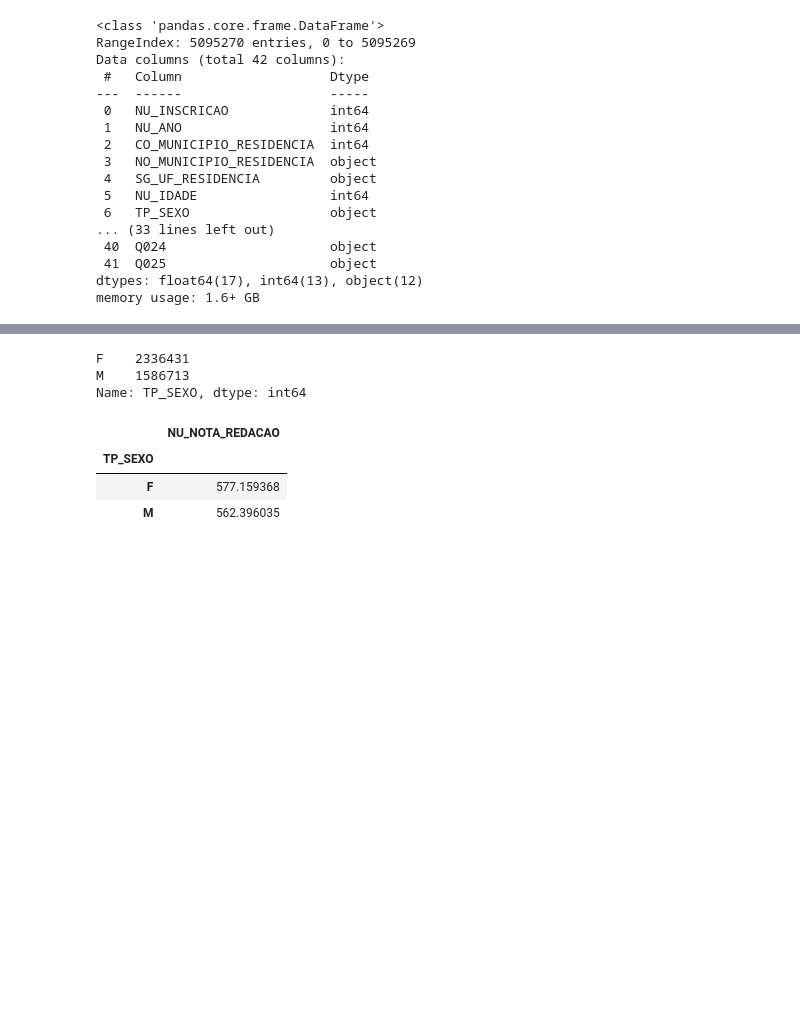
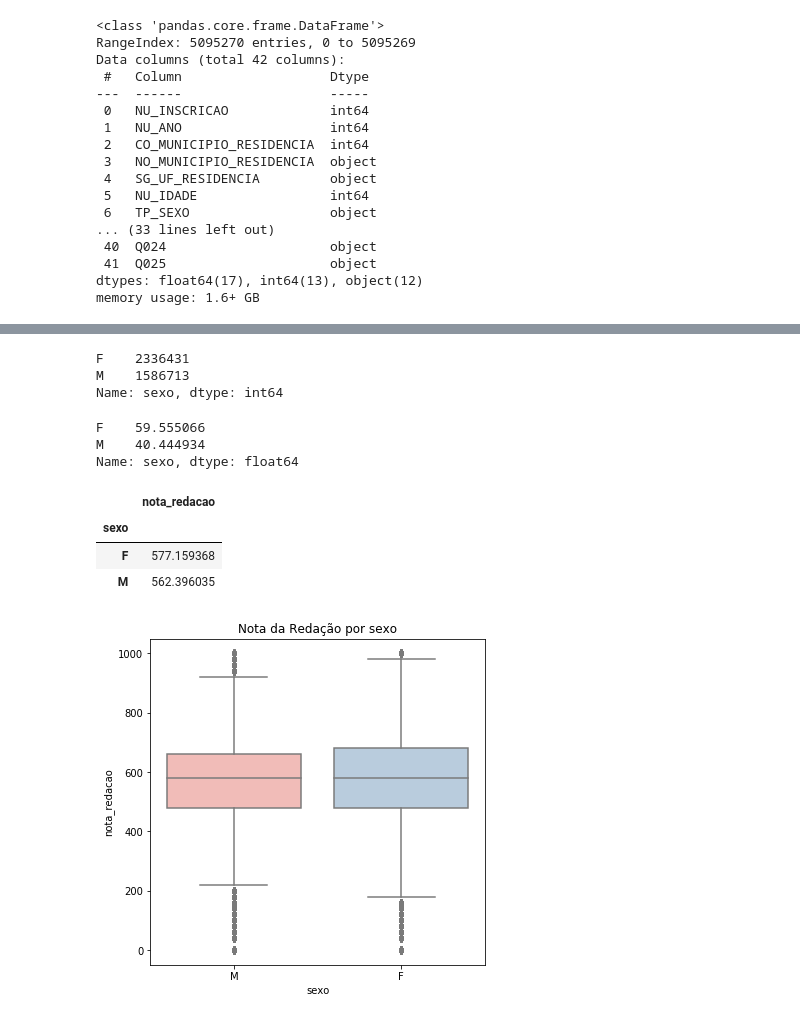
Before and after one commit to vitormiro/enem_2019_microdados, a Jupyter notebook: py_enem_2019.ipynb, the cells around one changed output, grey strips where cells are left out. Cells and saved outputs as stored; diff of their text form; code cells hidden in the pictures; blank space fills up the shorter version.

```diff
--- a/py_enem_2019.ipynb
+++ b/py_enem_2019.ipynb
@@ -194,17 +222,32 @@ sexo_redacao.head()
 | 2 | F | 640.0 |
 | 5 | M | 580.0 |
 | 6 | F | 360.0 |
-# %%
-sexo_redacao['TP_SEXO'].value_counts()
-# %% [output]
-F    2336431
-M    1586713
-Name: TP_SEXO, dtype: int64
-# %%
-sexo_redacao.groupby('TP_SEXO').mean()
-# %% [output]
-|  | NU_NOTA_REDACAO |
-| TP_SEXO |  |
-| F | 577.159368 |
-| M | 562.396035 |
+# %%
+# Contar número de observações por sexo
+sexo_redacao['sexo'].value_counts()
+# %% [output]
+F    2336431
+M    1586713
+Name: sexo, dtype: int64
+# %%
+# proporções
+sexo_redacao['sexo'].value_counts(normalize = True) * 100
+# %% [output]
+F    59.555066
+M    40.444934
+Name: sexo, dtype: float64
+# %%
+# Nota média por sexo
+sexo_redacao.groupby('sexo').mean()
+# %% [output]
+|  | nota_redacao |
+| sexo |  |
+| F | 577.159368 |
+| M | 562.396035 |
+# %%
+plt.figure(figsize = [6, 6])
+sns.boxplot(data = sexo_redacao, x='sexo', y='nota_redacao', palette="Pastel1")
+plt.title('Nota da Redação por sexo');
+# %% [output]
+[figure, added]
 # %%
```
Also changed, not shown: parts of 10 cells of this notebook.
